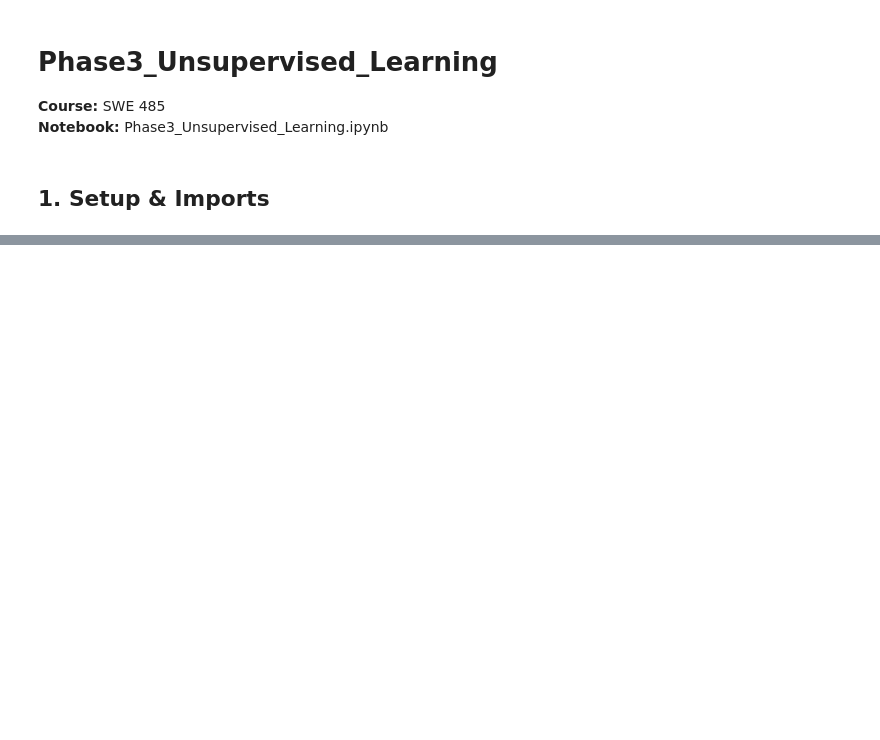
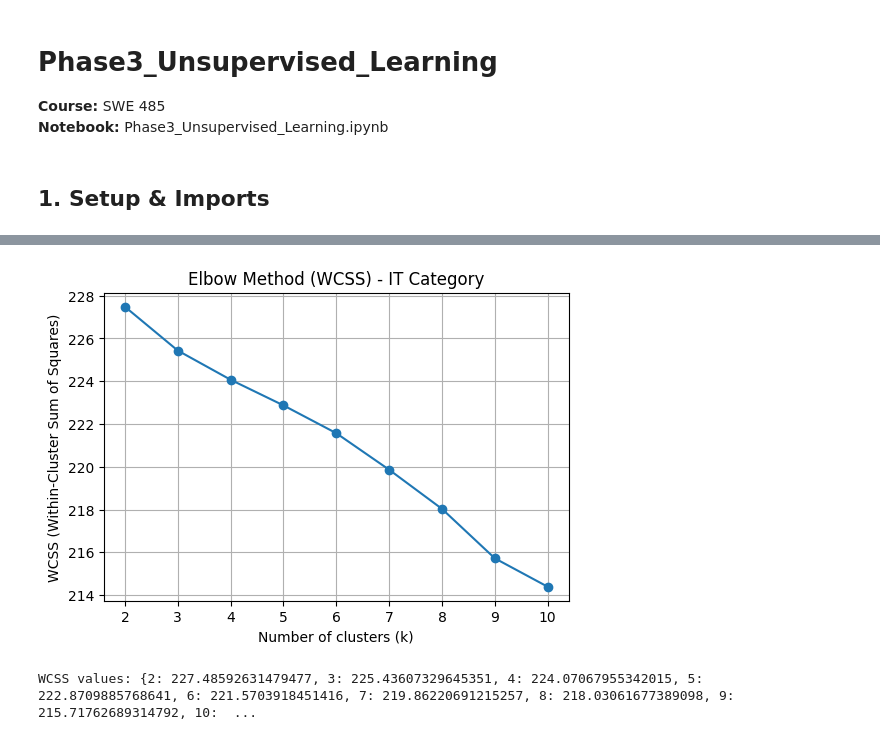
Before and after one commit to RanaaAlanezi/SWE485-Project-Group7, a Jupyter notebook: Unsupervised_Learning/Unsupervised_Learning/Phase3_Unsupervised_Learning.ipynb, the cells around one changed output, grey strips where cells are left out. Drawn from its saved outputs; the diff is of its cells as text; code cells hidden in the pictures; blank space fills up the shorter version.

```diff
--- a/Unsupervised_Learning/Unsupervised_Learning/Phase3_Unsupervised_Learning.ipynb
+++ b/Unsupervised_Learning/Unsupervised_Learning/Phase3_Unsupervised_Learning.ipynb
@@ -71,0 +107,14 @@ FileNotFoundError: [Errno 2] No such file or directory: '../Dataset/jobs_dataset
+# %%
+# === TF-IDF vectorization ===
+
+from sklearn.feature_extraction.text import TfidfVectorizer
+
+tfidf_vectorizer = TfidfVectorizer(
+    stop_words="english",
+    ngram_range=(1, 2),
+    min_df=1
+)
+
+X_it_tfidf = tfidf_vectorizer.fit_transform(df_it["text_unsupervised"].astype(str))
+
+print("TF-IDF matrix shape:", X_it_tfidf.shape)
@@ -71,0 +134,27 @@ FileNotFoundError: [Errno 2] No such file or directory: '../Dataset/jobs_dataset
+# %%
+# === WCSS: Elbow Method for IT TF-IDF Clusters ===
+
+wcss = []
+K = range(2, 11)  # test k from 2 to 10
+
+for k in K:
+    kmeans = KMeans(
+        n_clusters=k,
+        random_state=42,
+        n_init="auto"
+    )
+    kmeans.fit(X_it_tfidf)
+    wcss.append(kmeans.inertia_)
+
+plt.figure(figsize=(6, 4))
+plt.plot(K, wcss, marker="o")
+plt.title("Elbow Method (WCSS) - IT Category")
+plt.xlabel("Number of clusters (k)")
+plt.ylabel("WCSS (Within-Cluster Sum of Squares)")
+plt.grid(True)
+plt.show()
+
+print("WCSS values:", dict(zip(K, wcss)))
+# %% [output]
+[figure, added]
+WCSS values: {2: 227.48592631479477, 3: 225.43607329645351, 4: 224.07067955342015, 5: 222.8709885768641, 6: 221.5703918451416, 7: 219.86220691215257, 8: 218.03061677389098, 9: 215.71762689314792, 10:  ...
```
Also changed, not shown: parts of 8 cells of this notebook.
